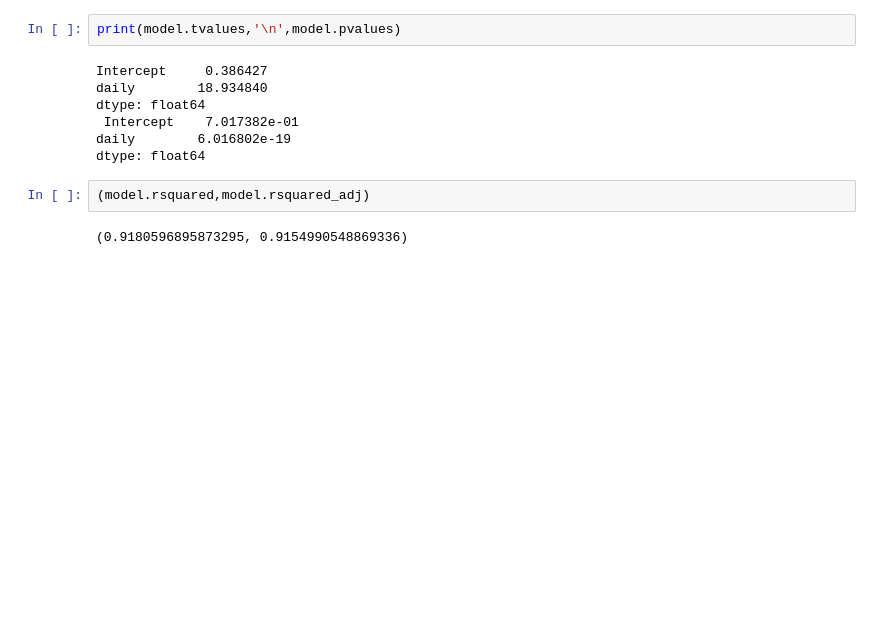
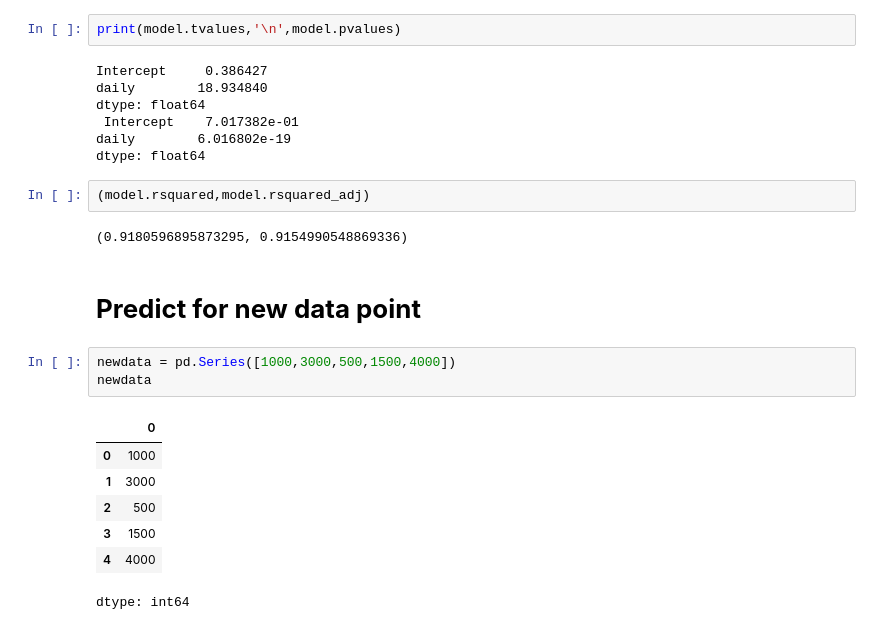
Before and after one commit to MeghanaPidaparthi/ExcelR-tutorials, a Jupyter notebook: DAY20.ipynb, the cells around one changed output. Drawn from its saved outputs; the diff is of its cells as text; blank space fills up the shorter version.

```diff
--- a/DAY20.ipynb
+++ b/DAY20.ipynb
@@ -123,3 +123,16 @@ dtype: float64
 (model.rsquared,model.rsquared_adj)
 # %% [output]
 (0.9180596895873295, 0.9154990548869336)
+# %% [markdown]
+# **Predict for new data point**
+# %%
+newdata = pd.Series([1000,3000,500,1500,4000])
+newdata
+# %% [output]
+|  | 0 |
+| 0 | 1000 |
+| 1 | 3000 |
+| 2 | 500 |
+| 3 | 1500 |
+| 4 | 4000 |
+dtype: int64
```
Also changed, not shown: parts of 7 cells of this notebook.
